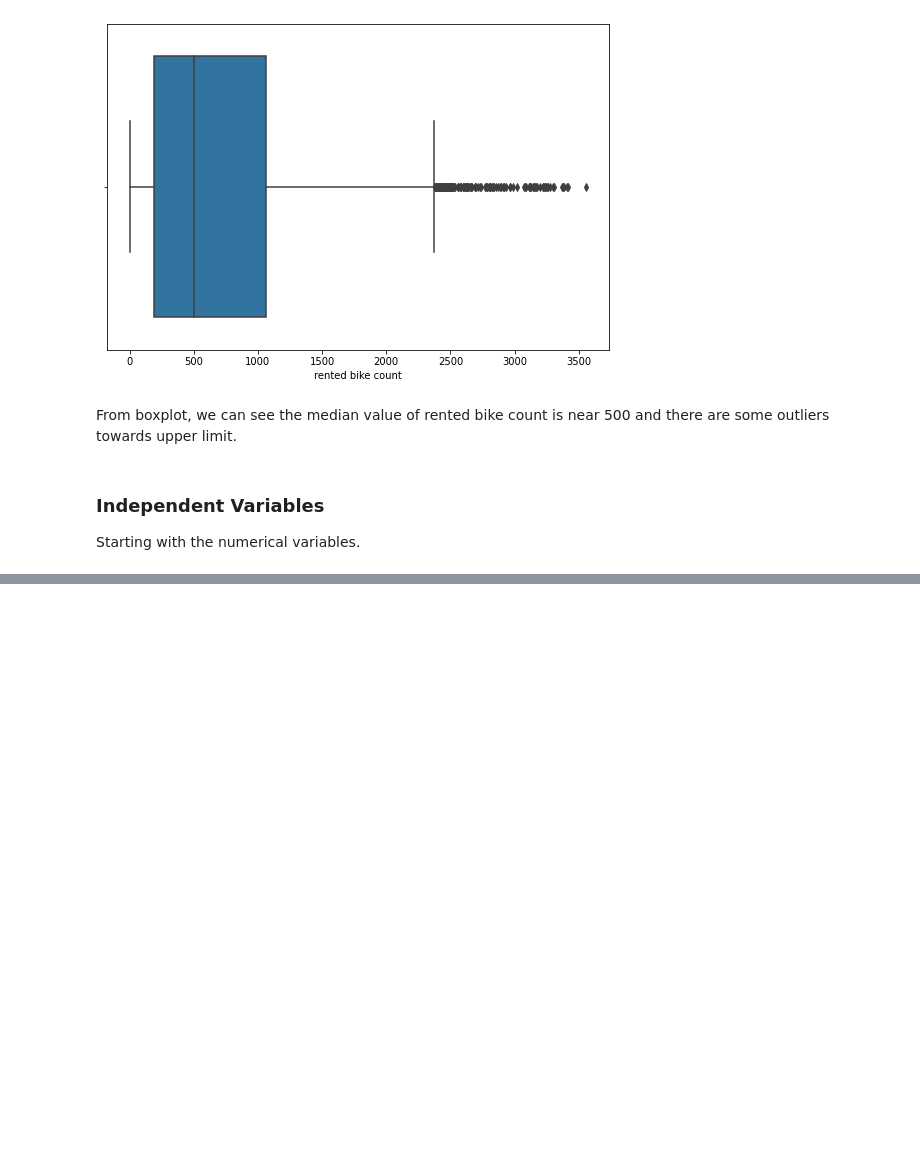
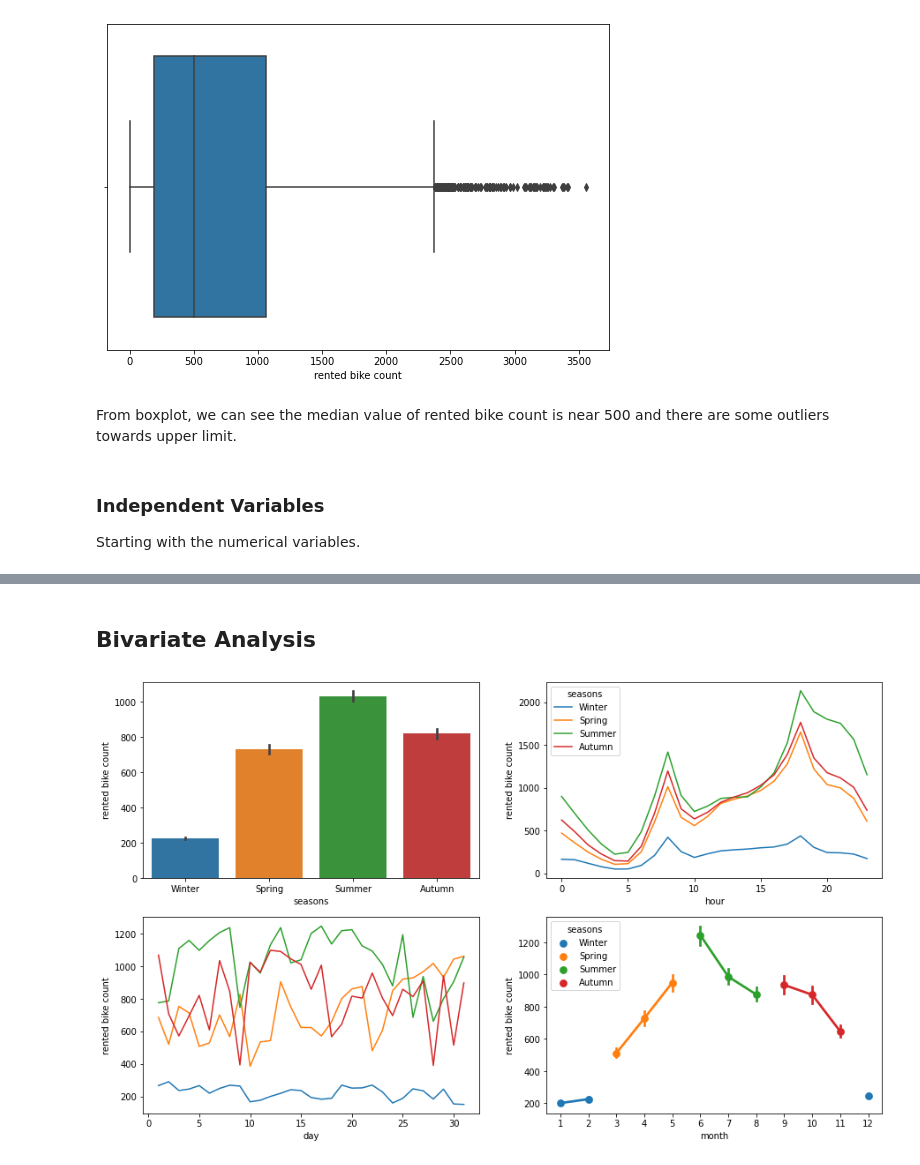
Before and after one commit to Swapnil-417/Bike-Sharing-Demand-Prediction, a Jupyter notebook: Bike_Sharing_Demand_Prediction_Capstone_Project.ipynb, the cells around one changed output, grey strips where cells are left out. Drawn from its saved outputs; the diff is of its cells as text; code cells hidden in the pictures; blank space fills up the shorter version.

```diff
--- a/Bike_Sharing_Demand_Prediction_Capstone_Project.ipynb
+++ b/Bike_Sharing_Demand_Prediction_Capstone_Project.ipynb
@@ -362,0 +434,20 @@ bike_df.groupby("hour")[dependent_var].mean().plot.bar()
+# %% [markdown]
+## **Bivariate Analysis**
+# %%
+# Analysis of rented bike count on hour, day and monthly basis
+fig, ax = plt.subplots(2,2,figsize=(15,9))
+
+sns.barplot(x= 'seasons', y= dependent_var, data= bike_df, ax= ax[0][0])
+
+sns.lineplot(x= 'hour', y= dependent_var, hue= 'seasons',
+             ci=None, data= bike_df, ax= ax[0][1])
+
+sns.lineplot(x= 'day', y= dependent_var, hue= 'seasons',
+             ci=None, data= bike_df, legend=False, ax= ax[1][0])
+
+sns.pointplot(x= 'month', y= dependent_var, hue= 'seasons',
+              data= bike_df, ax= ax[1][1])
+
+plt.show()
+# %% [output]
+[figure, added]
```
Also changed, not shown: parts of 54 cells of this notebook.
